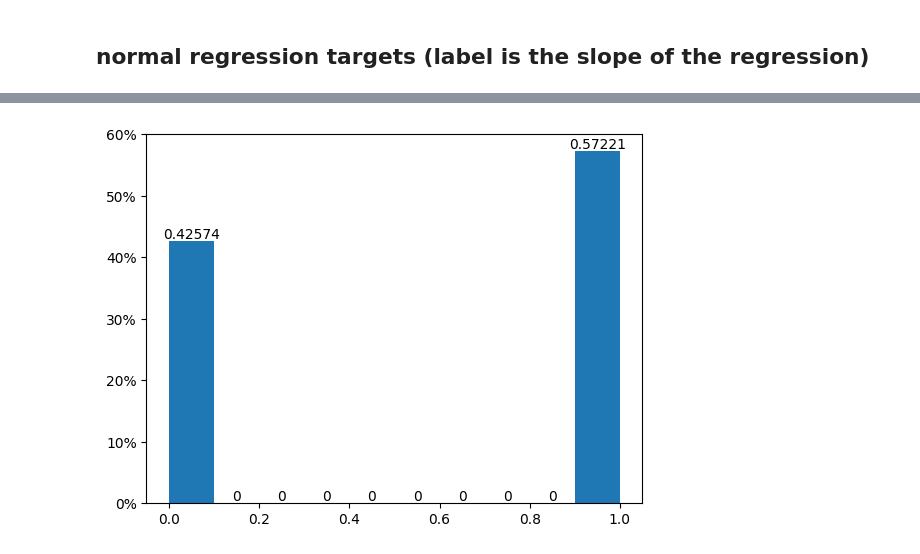
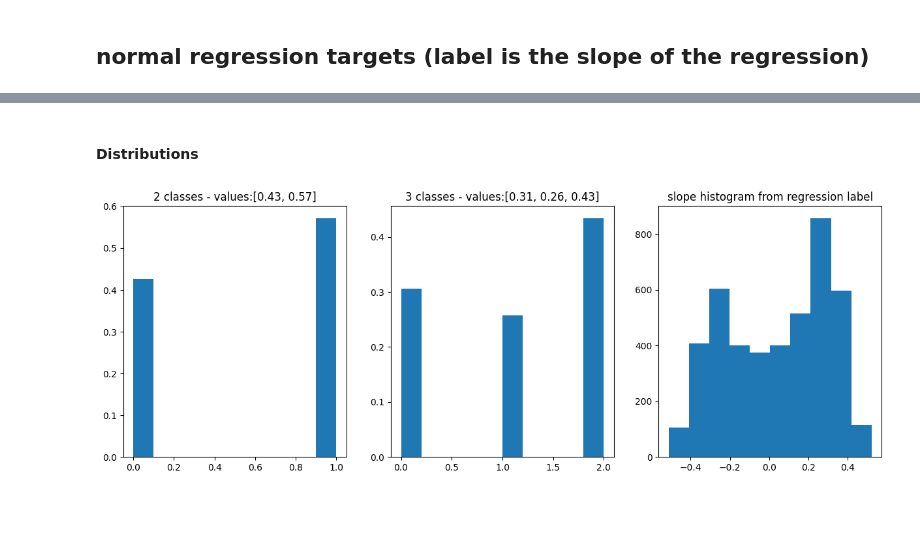
Before and after one commit to Marci0707/CryptoPredictions, a Jupyter notebook: useful_notebooks/regression_target.ipynb, the cells around one changed output, grey strips where cells are left out. Drawn from its saved outputs; the diff is of its cells as text; code cells hidden in the pictures; blank space fills up the shorter version.

```diff
--- a/useful_notebooks/regression_target.ipynb
+++ b/useful_notebooks/regression_target.ipynb
@@ -114,9 +109,24 @@ To use the future default and silence this warning we advise to pass `rcond=None
-# %%
-from matplotlib.ticker import PercentFormatter
-
-counts, edges, bars = plt.hist(prices.y_classes, weights=np.ones(len(prices)) / len(prices))
-
-plt.gca().yaxis.set_major_formatter(PercentFormatter(1))
-plt.bar_label(bars);
-# %% [output]
-[figure, removed]
+# %% [markdown]
+#### Distributions
+# %%
+from matplotlib.ticker import PercentFormatter
+fig,axes=plt.subplots(ncols=3,figsize=(15,5))
+
+counts, edges, bars = axes[0].hist(prices.y_classes_2, weights=np.ones(len(prices)) / len(prices))
+values = []
+for bar in bars:
+    if bar.get_height() != 0:
+        values.append(round(bar.get_height(),2))
+axes[0].set_title('2 classes - values:' + str(values))
+
+counts, edges, bars = axes[1].hist(prices.y_classes_3, weights=np.ones(len(prices)) / len(prices))
+values = []
+for bar in bars:
+    if bar.get_height() != 0:
+        values.append(round(bar.get_height(),2))
+axes[1].set_title('3 classes - values:' + str(values))
+
+axes[2].hist(prices.y_regression)
+axes[2].set_title('slope histogram from regression label');
+# %% [output]
+[figure, added]
```
Also changed, not shown: parts of 10 cells of this notebook, 1 other file.
